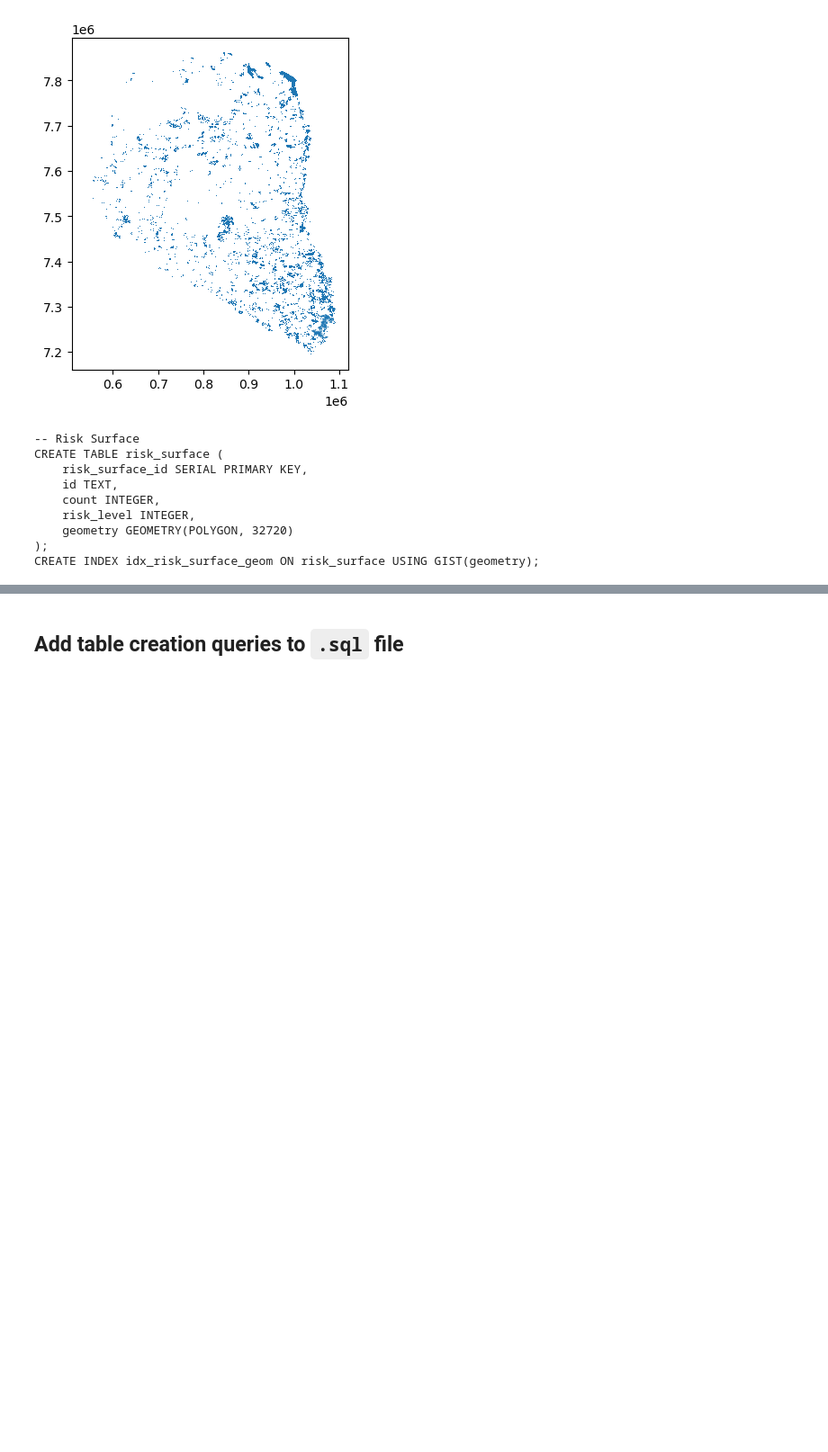
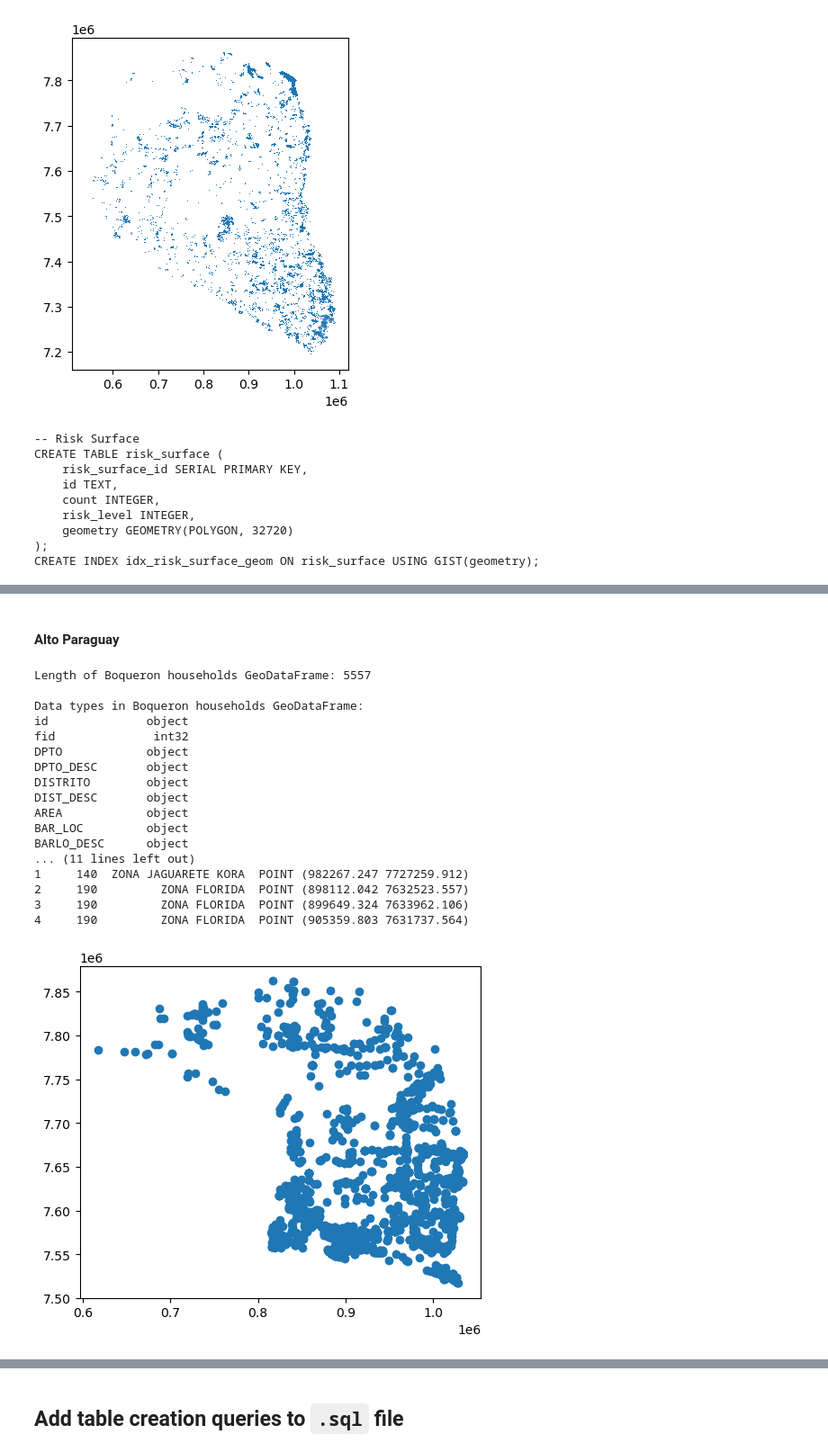
Before and after one commit to p-med/Wildfire-geospatial-dashboard, a Jupyter notebook: data/Data_preparation.ipynb, the cells around one changed output, grey strips where cells are left out. Shown at 90% size. Cells and saved outputs as stored; diff of their text form; code cells hidden in the pictures; blank space fills up the shorter version.

```diff
--- a/data/Data_preparation.ipynb
+++ b/data/Data_preparation.ipynb
@@ -466,0 +563,28 @@ CREATE INDEX idx_risk_surface_geom ON risk_surface USING GIST(geometry);
+# %% [markdown]
+#### Alto Paraguay
+# %%
+# Load risk surface
+households_ap_gdf = gpd.read_file('raw/households/viviendas_alto_paraguay.geojson')
+households_ap_gdf.to_crs(epsg=32720, inplace=True)
+
+# Display first 5 rows of the GeoDataFrame and get length of data
+display_gdf_info(households_ap_gdf, "Boqueron households")
+# %% [output]
+Length of Boqueron households GeoDataFrame: 5557
+
+Data types in Boqueron households GeoDataFrame:
+id              object
+fid              int32
+DPTO            object
+DPTO_DESC       object
+DISTRITO        object
+DIST_DESC       object
+AREA            object
+BAR_LOC         object
+BARLO_DESC      object
+... (11 lines left out)
+1     140  ZONA JAGUARETE KORA  POINT (982267.247 7727259.912)
+2     190         ZONA FLORIDA  POINT (898112.042 7632523.557)
+3     190         ZONA FLORIDA  POINT (899649.324 7633962.106)
+4     190         ZONA FLORIDA  POINT (905359.803 7631737.564)
+[figure, added]
```
Also changed, not shown: parts of 13 cells of this notebook, 4 other files.
